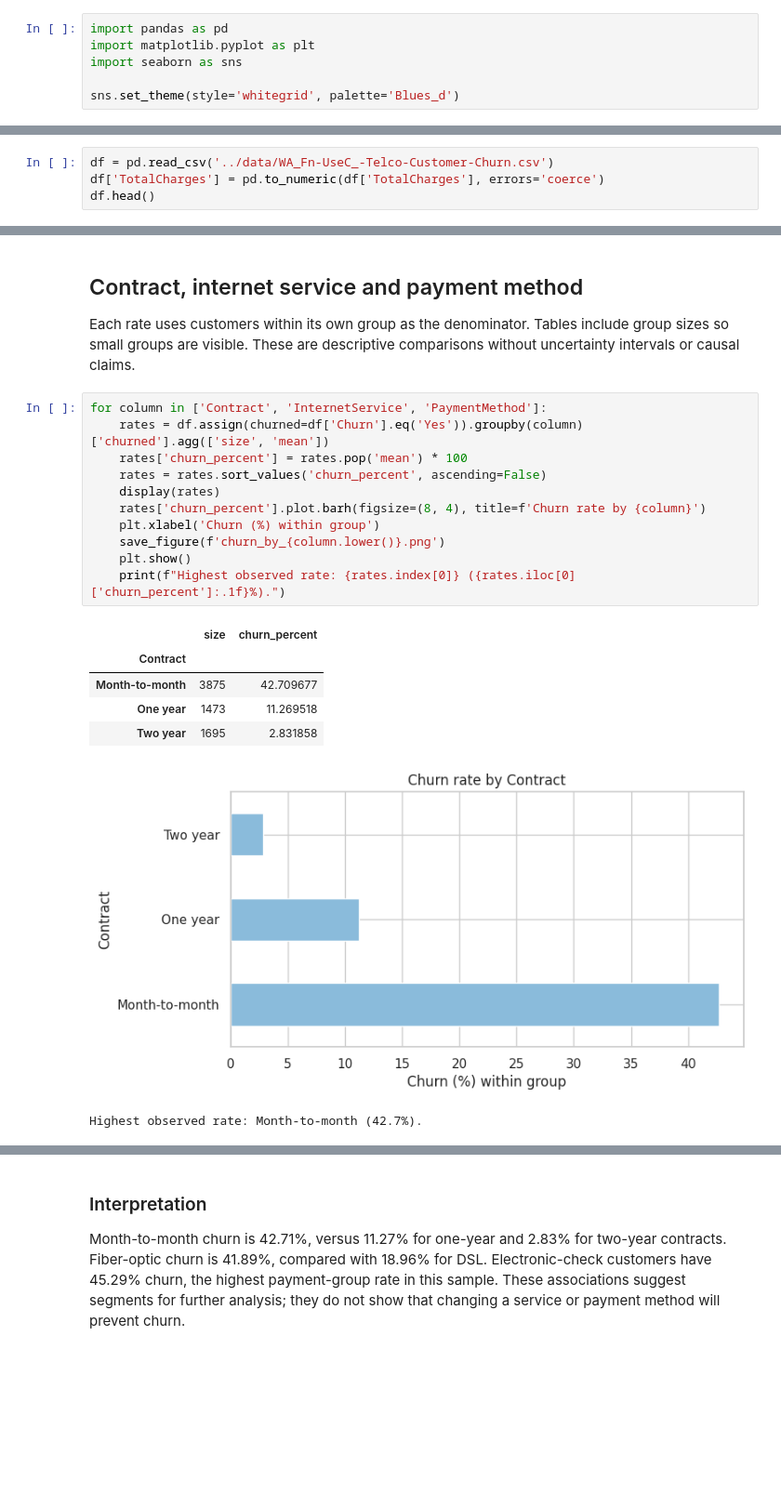
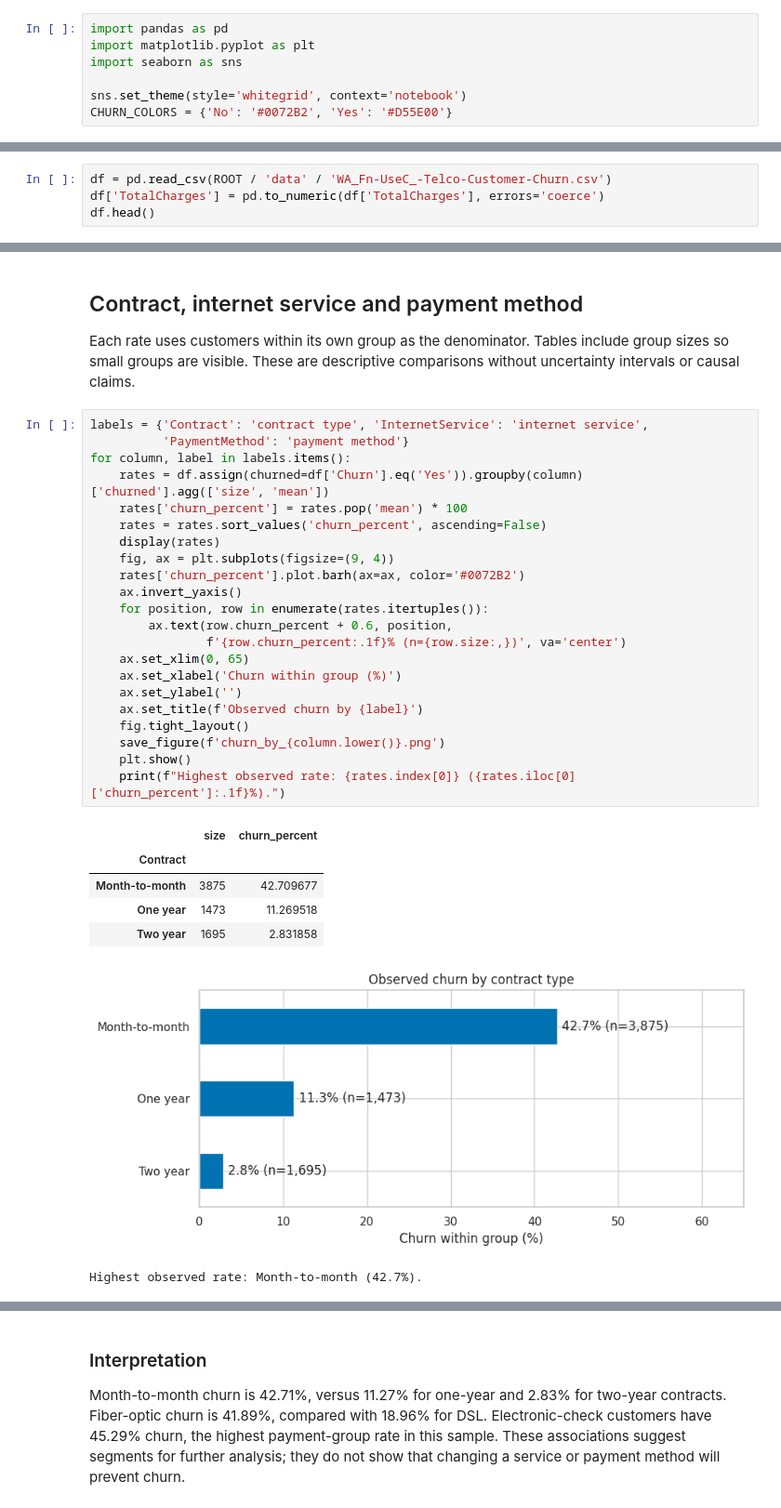
Before and after one commit to zhandarkayirbay/Customer-Churn-Prediction, a Jupyter notebook: notebooks/01_eda.ipynb, the cells around one changed output, grey strips where cells are left out. Shown at 93% size. Cells and saved outputs as stored; diff of their text form; blank space fills up the shorter version.

```diff
--- a/notebooks/01_eda.ipynb
+++ b/notebooks/01_eda.ipynb
@@ -29,12 +25,13 @@ import pandas as pd
 import matplotlib.pyplot as plt
 import seaborn as sns
 
-sns.set_theme(style='whitegrid', palette='Blues_d')
+sns.set_theme(style='whitegrid', context='notebook')
+CHURN_COLORS = {'No': '#0072B2', 'Yes': '#D55E00'}
 # %% [markdown]
 ## Schema and missing values
 Inspect dimensions, feature types and missingness before any imputation.
 # %%
-df = pd.read_csv('../data/WA_Fn-UseC_-Telco-Customer-Churn.csv')
+df = pd.read_csv(ROOT / 'data' / 'WA_Fn-UseC_-Telco-Customer-Churn.csv')
 df['TotalCharges'] = pd.to_numeric(df['TotalCharges'], errors='coerce')
 df.head()
 # %% [output]
@@ -217,23 +208,34 @@ Always predict stayed: accuracy=73.5%, churn recall=0%
 ## Contract, internet service and payment method
 Each rate uses customers within its own group as the denominator. Tables include group sizes so small groups are visible. These are descriptive comparisons without uncertainty intervals or causal claims.
 # %%
-for column in ['Contract', 'InternetService', 'PaymentMethod']:
+labels = {'Contract': 'contract type', 'InternetService': 'internet service',
+          'PaymentMethod': 'payment method'}
+for column, label in labels.items():
     rates = df.assign(churned=df['Churn'].eq('Yes')).groupby(column)['churned'].agg(['size', 'mean'])
     rates['churn_percent'] = rates.pop('mean') * 100
     rates = rates.sort_values('churn_percent', ascending=False)
     display(rates)
-    rates['churn_percent'].plot.barh(figsize=(8, 4), title=f'Churn rate by {column}')
-    plt.xlabel('Churn (%) within group')
+    fig, ax = plt.subplots(figsize=(9, 4))
+    rates['churn_percent'].plot.barh(ax=ax, color='#0072B2')
+    ax.invert_yaxis()
+    for position, row in enumerate(rates.itertuples()):
+        ax.text(row.churn_percent + 0.6, position,
+                f'{row.churn_percent:.1f}% (n={row.size:,})', va='center')
+    ax.set_xlim(0, 65)
+    ax.set_xlabel('Churn within group (%)')
+    ax.set_ylabel('')
+    ax.set_title(f'Observed churn by {label}')
+    fig.tight_layout()
     save_figure(f'churn_by_{column.lower()}.png')
     plt.show()
     print(f"Highest observed rate: {rates.index[0]} ({rates.iloc[0]['churn_percent']:.1f}%).")
 # %% [output]
 |  | size | churn_percent |
 | Contract |  |  |
 | Month-to-month | 3875 | 42.709677 |
 | One year | 1473 | 11.269518 |
 | Two year | 1695 | 2.831858 |
-[figure, old version]
+[figure, new version]
 Highest observed rate: Month-to-month (42.7%).
 |  | size | churn_percent |
 | InternetService |  |  |
```
Also changed, not shown: parts of 9 cells of this notebook, 12 other files.
